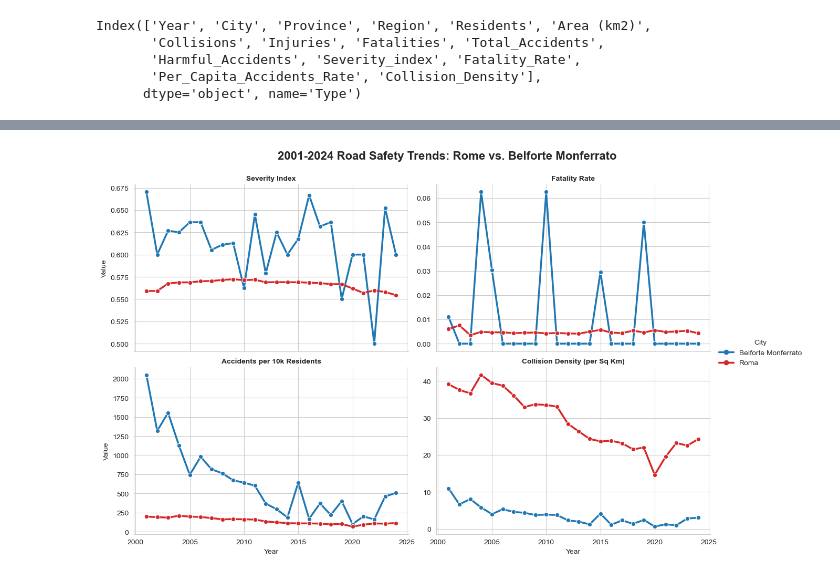
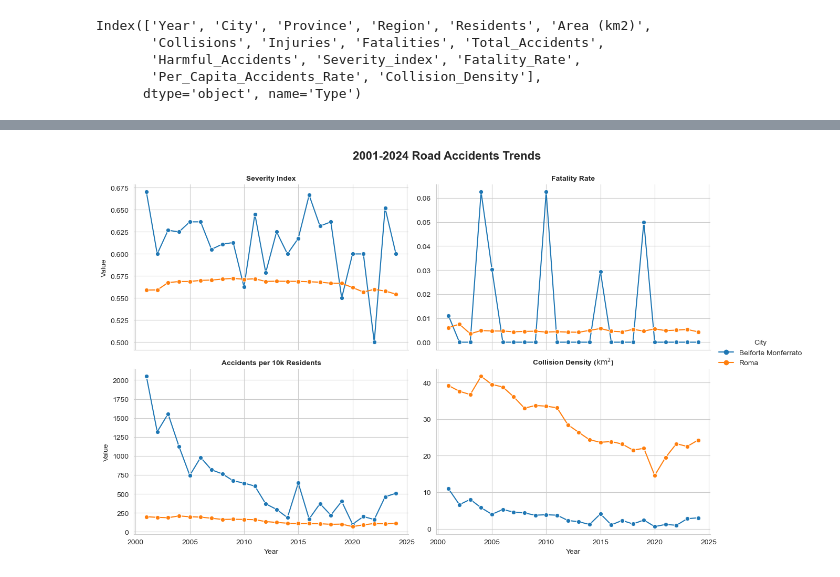
Before and after one commit to marcoboscato/ISTAT_traffic_analysis, a Jupyter notebook: analysis.ipynb, the cells around one changed output, grey strips where cells are left out. Saved outputs shown, nothing was run; the diff lists cells and outputs as text; code cells hidden in the pictures.

Commit message:
Completed first plot and first hypothesis

```diff
--- a/analysis.ipynb
+++ b/analysis.ipynb
@@ -319,25 +284,46 @@ df_melted
-# %%
-# Plot FacetGrid
-g = sns.relplot(
-    data=df_melted,
-    x='Year',
-    y='Value',
-    hue='City',
-    col='Metric',
-    col_wrap=2,
-    kind='line',
-    height=4,
-    aspect=1.5,
-    facet_kws={'sharey': False},  # each metric keeps its own Y-axis scale
-    palette={'Roma': '#d62728', 'Belforte Monferrato': '#1f77b4'},
-    linewidth=2.5,
-    marker='o',
-)
-
-g.set_titles(col_template='{col_name}', weight='bold')
-g.set_axis_labels('Year', 'Value')
-g.fig.subplots_adjust(top=0.9)
-g.fig.suptitle('2001-2024 Road Safety Trends: Rome vs. Belforte Monferrato', fontsize=16, weight='bold')
-plt.show()
-# %% [output]
-[figure, removed]
+# %%
+def realplot_city_comparison(df_filtered, hue, xaxis, metrics, metric_labels):
+
+    # melt dataframe
+    df_melted = df_filtered.melt(
+        id_vars=[hue, xaxis],
+        value_vars=metrics,
+        var_name='Metric',
+        value_name='Value',
+    )
+    df_melted['Metric'] = df_melted['Metric'].map(metric_labels)
+
+    g = sns.relplot(
+        data=df_melted,
+        x=xaxis,
+        y='Value',
+        hue=hue,
+        col='Metric',
+        col_wrap=2,
+        kind='line',
+        height=4,
+        aspect=1.5,
+        facet_kws={'sharey': False},
+        linewidth=1.5,
+        marker='o',
+        errorbar=None,
+    )
+
+    g.set_titles(col_template='{col_name}', weight='bold')
+    g.set_axis_labels(xaxis, 'Value')
+    g.fig.subplots_adjust(top=0.9)
+    g.fig.suptitle(f'2001-2024 Road Accidents Trends', fontsize=16, weight='bold')
+    plt.show()
+# %%
+locations = ['Roma', 'Belforte Monferrato']
+
+metrics = ['Severity_index', 'Fatality_Rate', 'Per_Capita_Accidents_Rate', 'Collision_Density']
+metric_labels = {
+    'Per_Capita_Accidents_Rate': 'Accidents per 10k Residents',
+    'Severity_index': 'Severity Index',
+    'Fatality_Rate': 'Fatality Rate',
+    'Collision_Density': r'Collision Density ($\text{km}^2$)',
+}
+realplot_city_comparison(df_pivot[df_pivot['City'].isin(locations)], 'City', 'Year', metrics, metric_labels)
+# %% [output]
+[figure, added]
```
Also changed, not shown: parts of 14 cells of this notebook.
